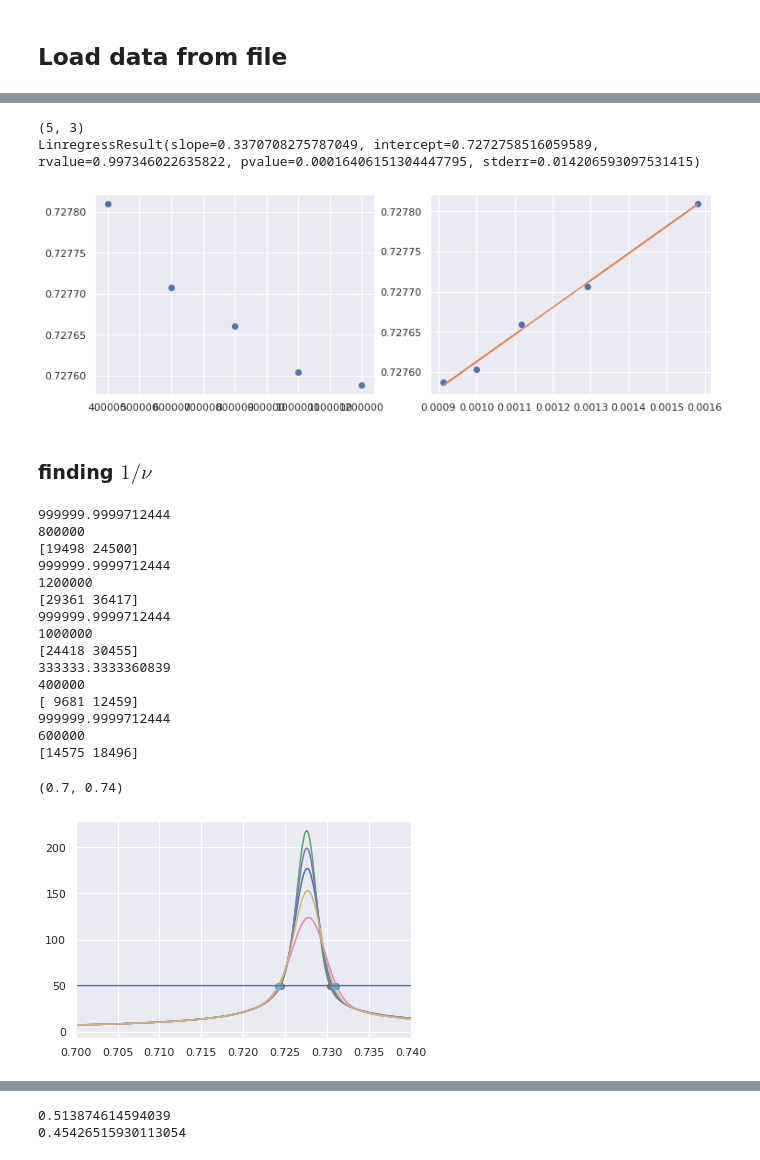
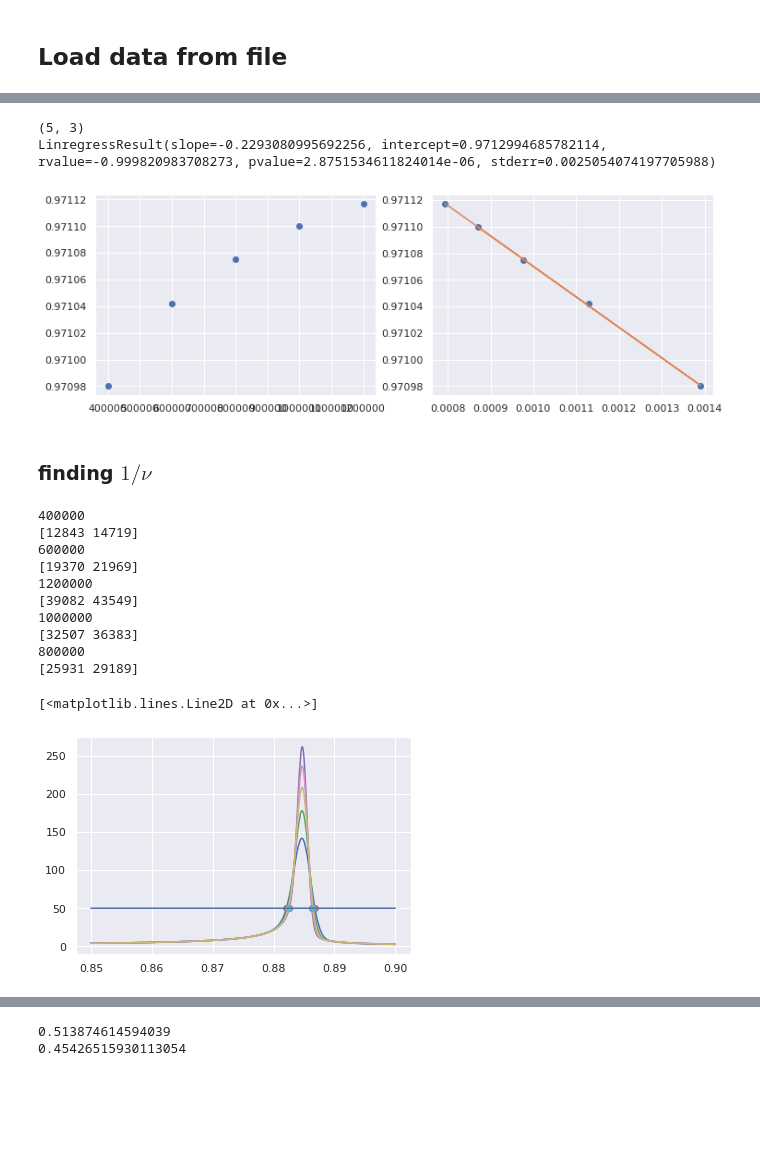
Before and after one commit to rg-nep/BA_ExplosiveFirstOrder, a Jupyter notebook: jupyter/specific-heat.ipynb, the cells around one changed output, grey strips where cells are left out. Drawn from its saved outputs; the diff is of its cells as text; code cells hidden in the pictures; blank space fills up the shorter version.

```diff
--- a/jupyter/specific-heat.ipynb
+++ b/jupyter/specific-heat.ipynb
@@ -15,7 +15,7 @@ data_root = '../data/entropy-order-convolved/'
 fig_root="../figures/"
 # os.listdir(data_root)
 # %%
-M=2
+M=5
 m=10
 classname="BA_NetworkPercolationExplosive_v7"
 signature="{}_N_*_m_10_M_{}_entropy-order_*fast.txt".format(classname,M)
@@ -65,8 +69,8 @@ tc=0.72775
 # %% [markdown]
 ## Load data from file
 # %%
-min_limit=0.7
-max_limit=0.8
+min_limit=0.95
+max_limit=0.99
 # %%
 data=dict()
 for file in files:
@@ -187,8 +177,8 @@ def find_tc(X, one_by_nu):
     y = regress[0] * x + regress[1]
     axs[1].plot(x, y)
 # %%
-find_tc(critical, 0.5)
+find_tc(critical, 0.51)
 # %% [output]
 (5, 3)
-LinregressResult(slope=0.3370708275787049, intercept=0.7272758516059589, rvalue=0.997346022635822, pvalue=0.00016406151304447795, stderr=0.014206593097531415)
+LinregressResult(slope=-0.2293080995692256, intercept=0.9712994685782114, rvalue=-0.999820983708273, pvalue=2.8751534611824014e-06, stderr=0.0025054074197705988)
-[figure, old version]
+[figure, new version]
@@ -199,42 +191,37 @@ h=50
 # %%
 intersection_x = [] # x value at intersections
 #     fig = plt.figure(figsize=(5,5), dpi=300)
 for N in data.keys():
     t, H, P = data[N].T
     y = find_specific_heat(t, H, N)
     y_h = np.ones(t.shape[0]-1)*h
 #     t_prime = (t-tc)*N**(one_by_nu)
     idx = np.argwhere(np.diff(np.sign(y_h - y))).flatten()
 
     print(idx)
     plt.plot(t[1:], y, label='N={}'.format(N))
 #     plt.plot(t, y_h)
     plt.plot(t[1:][idx], y_h[idx], 'o')
     #  N, t_left, X_left, t_right, X_right
 
     intersection_x.append([N, t[idx][0], y[idx][0], t[idx][-1], y[idx][-1]])
     pass
 plt.plot(t[1:], y_h)
-plt.xlim([0.7, 0.74])
+# plt.xlim([0.7, 0.74])
 # plt.ylim([0, 0.5])
 # %% [output]
-999999.9999712444
+400000
+[12843 14719]
+600000
+[19370 21969]
+1200000
+[39082 43549]
+1000000
+[32507 36383]
 800000
-[19498 24500]
-999999.9999712444
-1200000
-[29361 36417]
-999999.9999712444
-1000000
-[24418 30455]
-333333.3333360839
-400000
-[ 9681 12459]
-999999.9999712444
-600000
-[14575 18496]
+[25931 29189]
-(0.7, 0.74)
+[<matplotlib.lines.Line2D at 0x...>]
-[figure, old version]
+[figure, new version]
 # %%
 intersection_x = np.array(intersection_x)
 # %%
```
Also changed, not shown: parts of 16 cells of this notebook, 7 other files.
